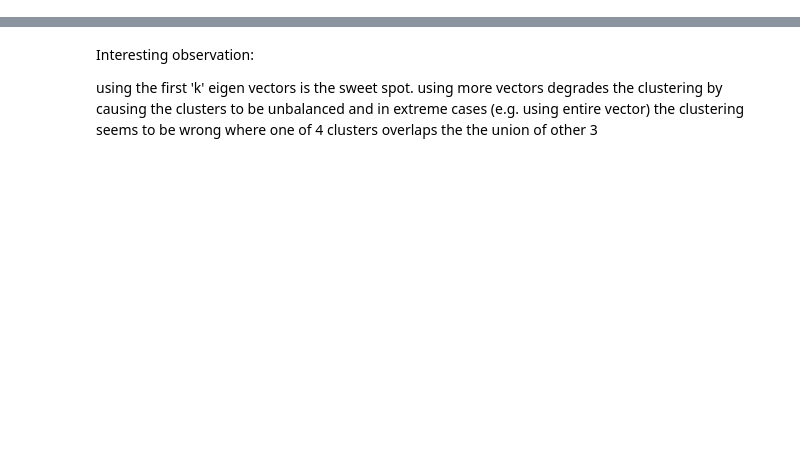
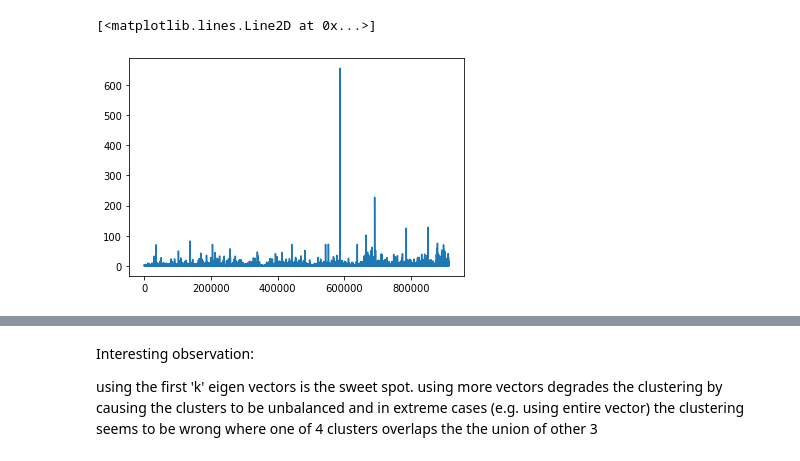
Before and after one commit to sourabhantani-smu/research, a Jupyter notebook: UnNormalized_Spectral_Clustering.ipynb, the cells around one changed output, grey strips where cells are left out. Cells and saved outputs as stored; diff of their text form; code cells hidden in the pictures; blank space fills up the shorter version.

```diff
--- a/UnNormalized_Spectral_Clustering.ipynb
+++ b/UnNormalized_Spectral_Clustering.ipynb
@@ -17 +54,11 @@ dist_cnt = 50
+# %%
+n=W_full.shape[0]
+weights = []
+for i in range(n):
+    for j in range(i,n):
+        weights.append(W_full[i,j])
+plt.plot(weights)
+# %% [output]
+[<matplotlib.lines.Line2D at 0x...>]
+[figure, added]
 # %%
```
Also changed, not shown: parts of 9 cells of this notebook, 1 other file.
